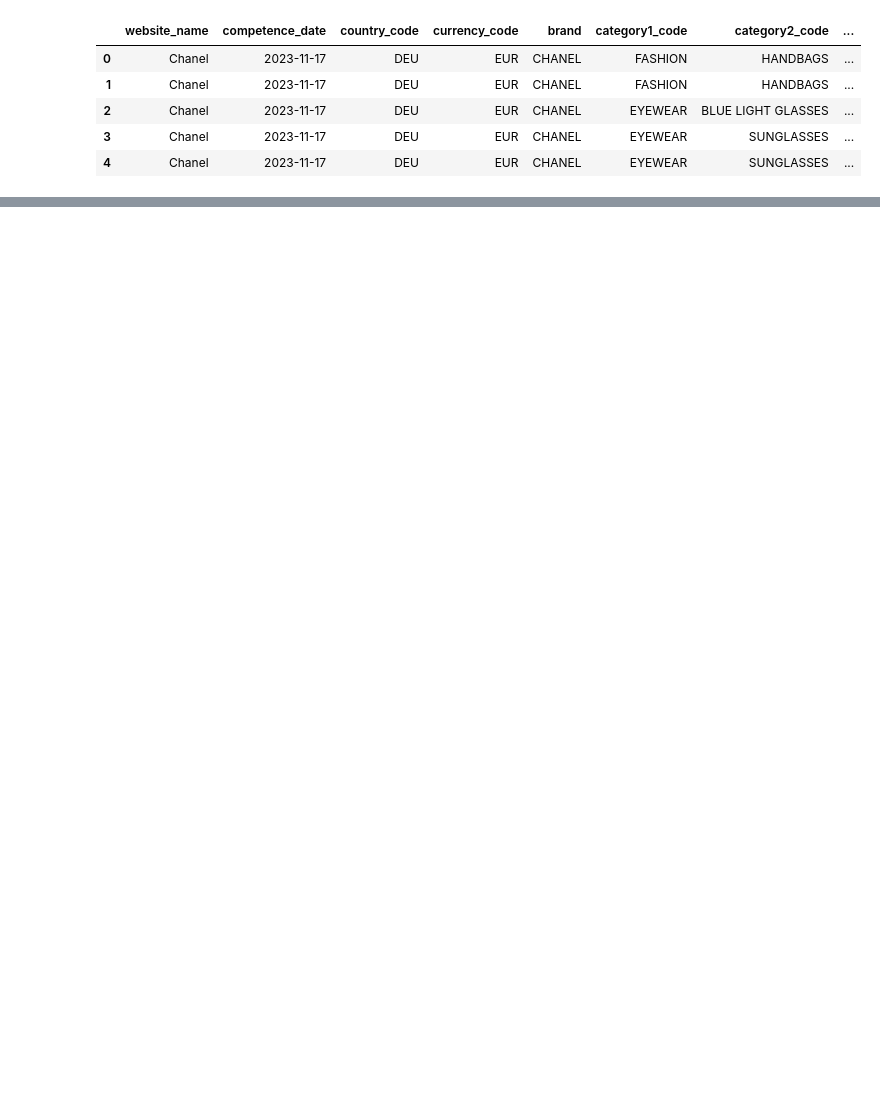
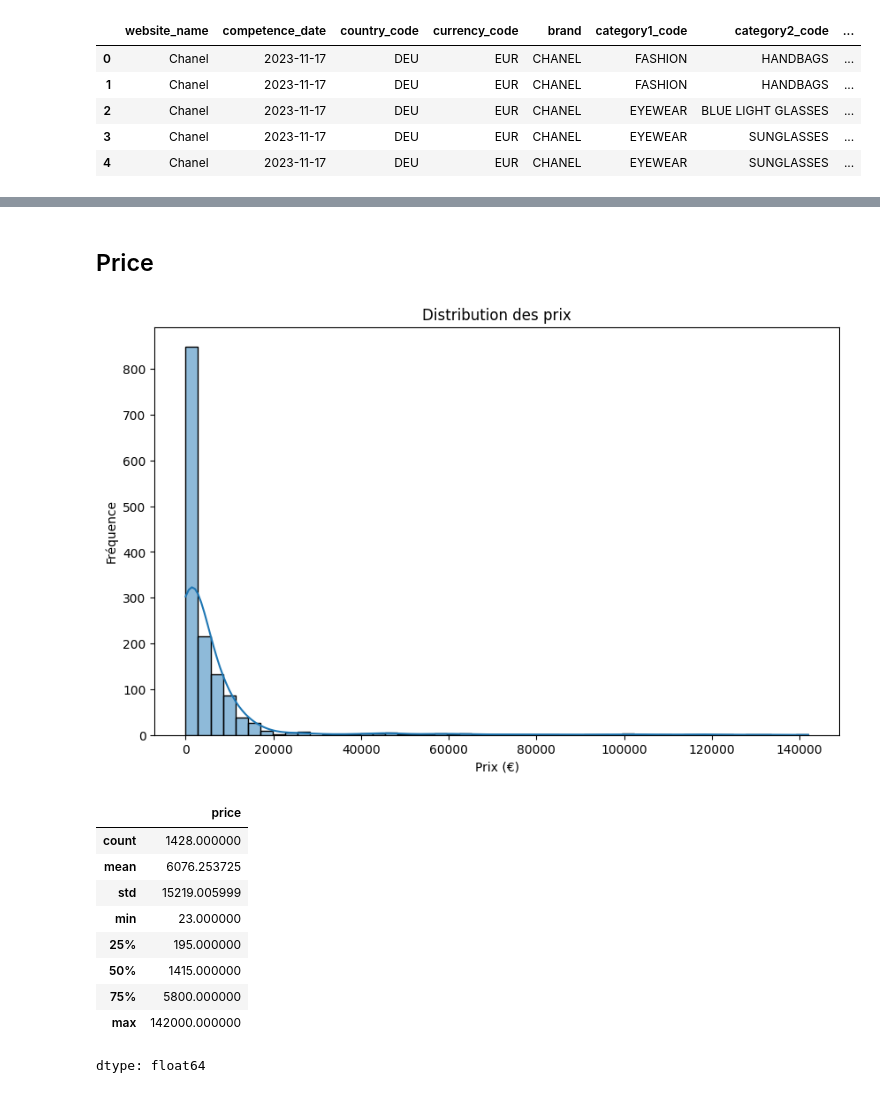
Before and after one commit to Styleflo/CocoBot, a Jupyter notebook: ProjetFinal.ipynb, the cells around one changed output, grey strips where cells are left out. Saved outputs shown, nothing was run; the diff lists cells and outputs as text; code cells hidden in the pictures; blank space fills up the shorter version.

```diff
--- a/ProjetFinal.ipynb
+++ b/ProjetFinal.ipynb
@@ -148,0 +594,23 @@ df_clean
+# %% [markdown]
+## Price
+# %%
+plt.figure(figsize=(10,6))
+sns.histplot(df['price'], bins=50, kde=True)
+plt.title("Distribution des prix")
+plt.xlabel("Prix (€)")
+plt.ylabel("Fréquence")
+plt.show()
+
+df['price'].describe()
+# %% [output]
+[figure, added]
+|  | price |
+| count | 1428.000000 |
+| mean | 6076.253725 |
+| std | 15219.005999 |
+| min | 23.000000 |
+| 25% | 195.000000 |
+| 50% | 1415.000000 |
+| 75% | 5800.000000 |
+| max | 142000.000000 |
+dtype: float64
```
Also changed, not shown: parts of 77 cells of this notebook.
